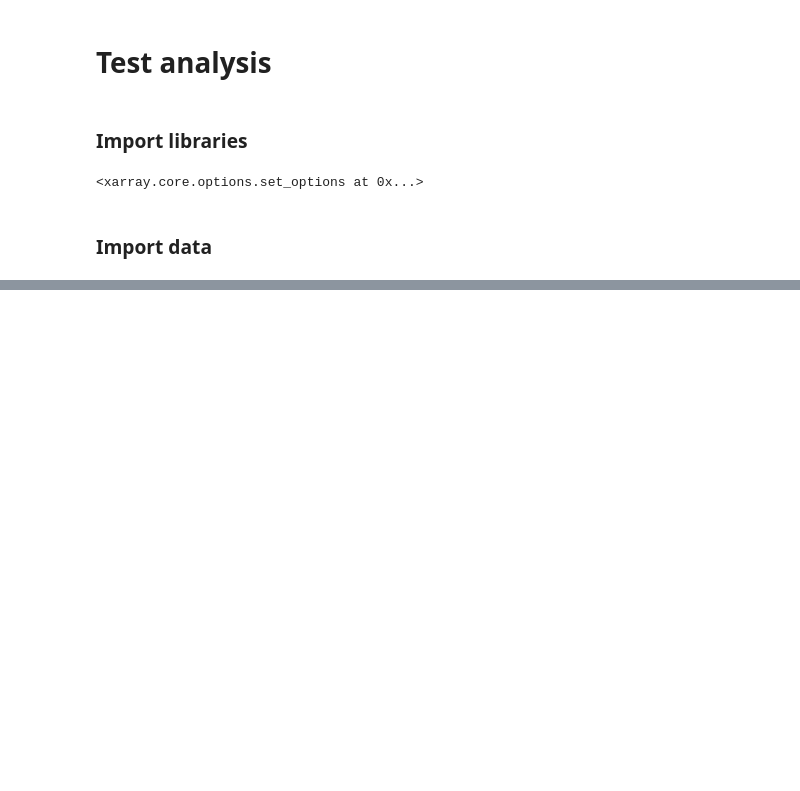
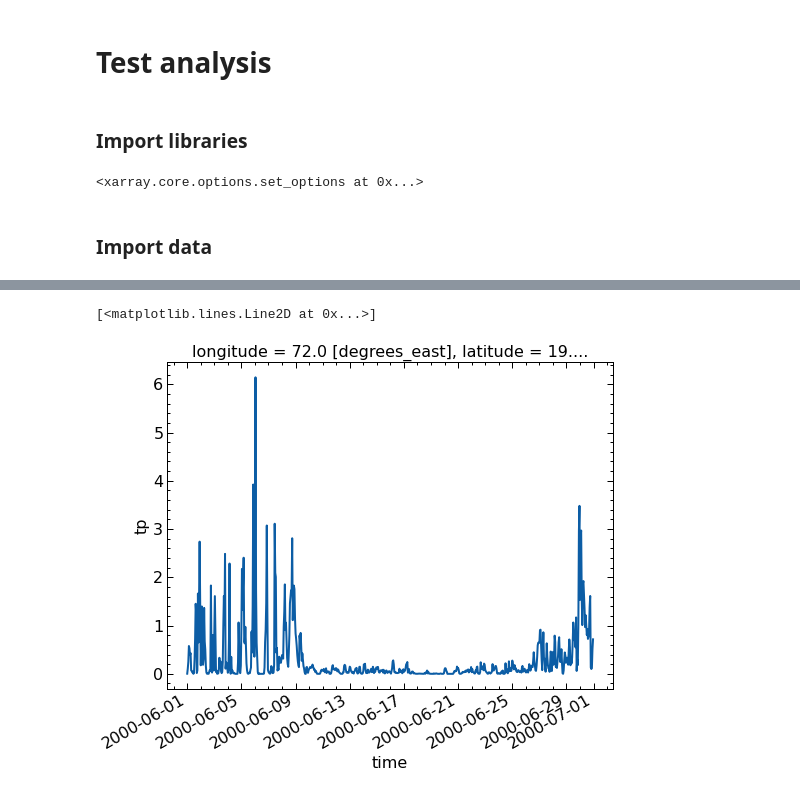
Before and after one commit to adisen99/msc_project, a Jupyter notebook: test.ipynb, the cells around one changed output, grey strips where cells are left out. Drawn from its saved outputs; the diff is of its cells as text; code cells hidden in the pictures; blank space fills up the shorter version.

```diff
--- a/test.ipynb
+++ b/test.ipynb
@@ -26,11 +26,11 @@ from scipy import stats
 # %%
 from functions import ccplot, binning
 # %%
-import seaborn as sns
+# import seaborn as sns
 # Use seaborn style defaults and set default figure size
-# plt.style.use('seaborn-pastel')
+plt.style.use('tableau-colorblind10')
 # sns.set_theme(style="ticks")
-plt.style.use(['science', 'notebook'])
+# plt.style.use(['science', 'notebook'])
 # %%
 # Colormap selection
 xr.set_options(cmap_divergent='RdBu', cmap_sequential='YlGnBu')
@@ -379,0 +393,2 @@ array(87.45752417)
+# %%
+p_era = xr.open_dataset('/home/nkv/Downloads/test3.nc')
@@ -379,0 +421,5 @@ array(87.45752417)
+# %%
+(p_era.tp.sel(latitude = 19, longitude = 72, time="2000-06")*1000).plot()
+# %% [output]
+[<matplotlib.lines.Line2D at 0x...>]
+[figure, added]
```
Also changed, not shown: parts of 20 cells of this notebook, 4 other files.
